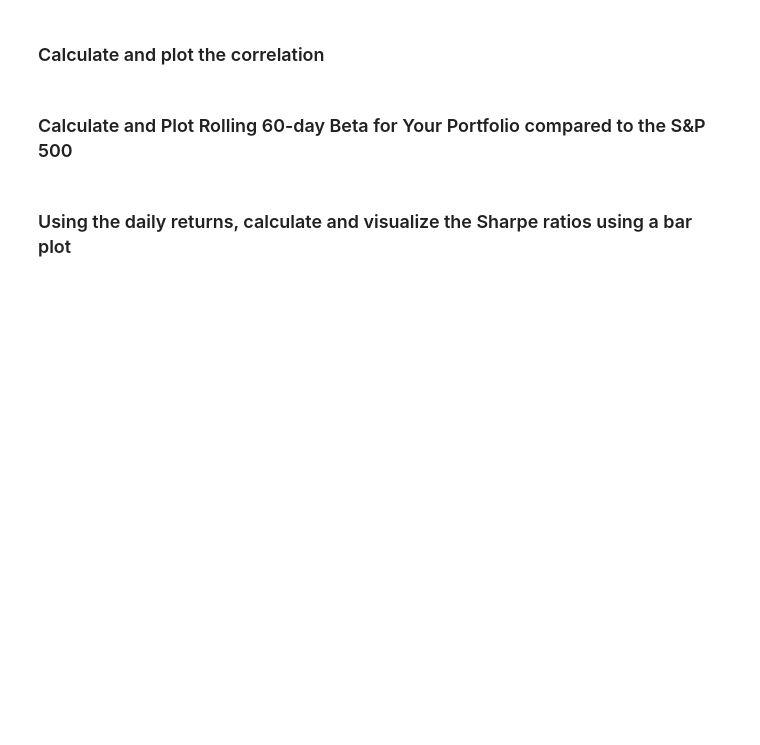
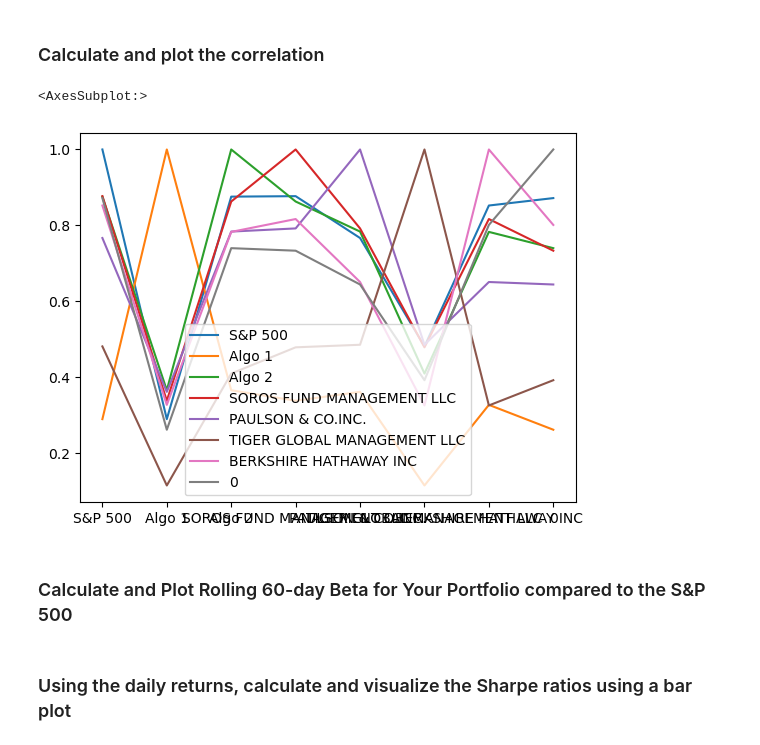
Before and after one commit to MiguelEMB/portfolios_anlysis, a Jupyter notebook: Starter_Code/whale_analysis.ipynb, the cells around one changed output. Saved outputs shown, nothing was run; the diff lists cells and outputs as text; code cells hidden in the pictures; blank space fills up the shorter version.

```diff
--- a/Starter_Code/whale_analysis.ipynb
+++ b/Starter_Code/whale_analysis.ipynb
@@ -599,6 +712,11 @@ weights = [1/3, 1/3, 1/3]
 ### Calculate and plot the correlation
 # %%
 # Calculate and plot the correlation
+
+all_portfolios_correlation = all_portfolios.corr()
+# %% [output]
+<AxesSubplot:>
+[figure, added]
 # %% [markdown]
 ### Calculate and Plot Rolling 60-day Beta for Your Portfolio compared to the S&P 500
 # %%
```
Also changed, not shown: parts of 17 cells of this notebook, 1 other file.
